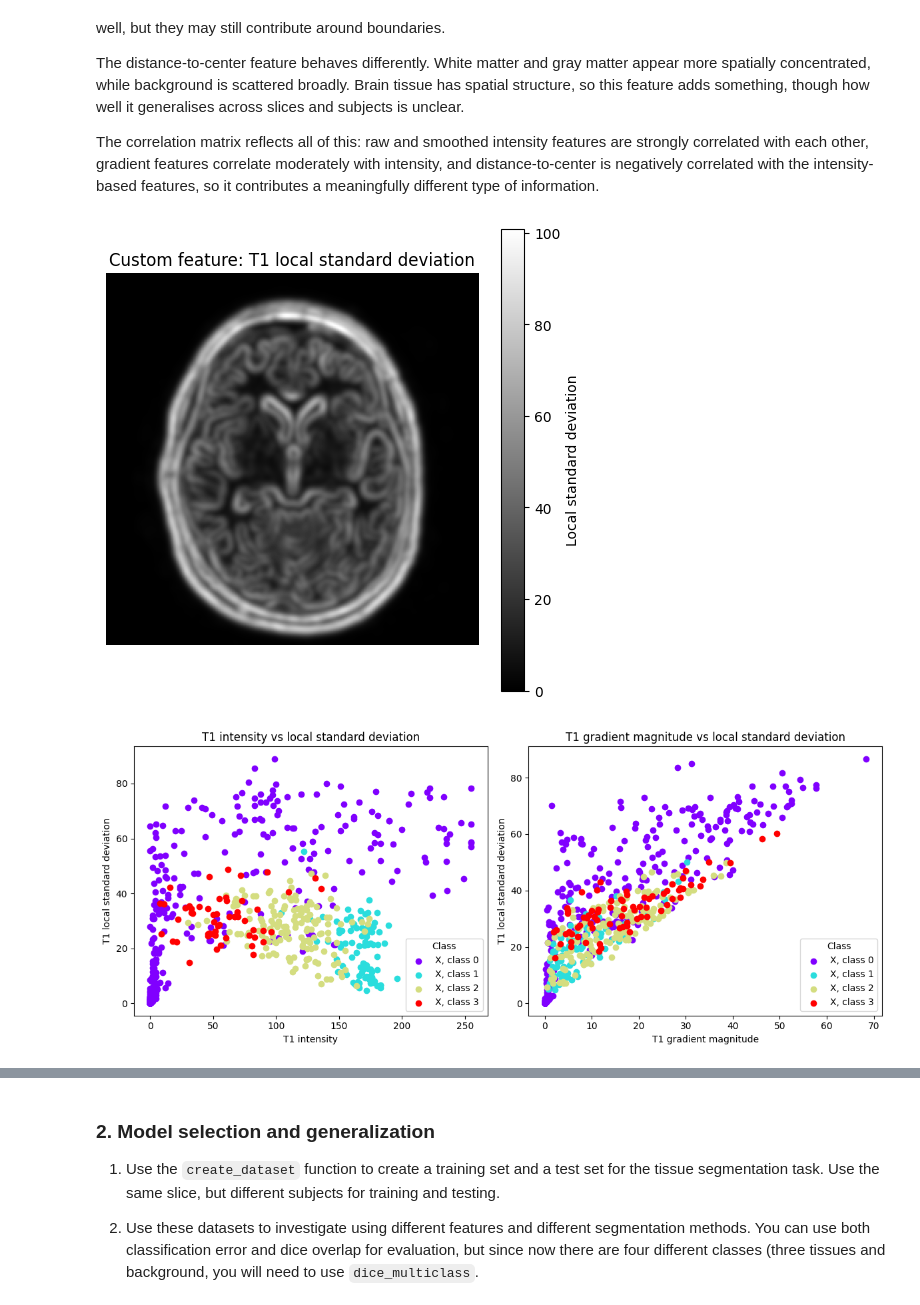
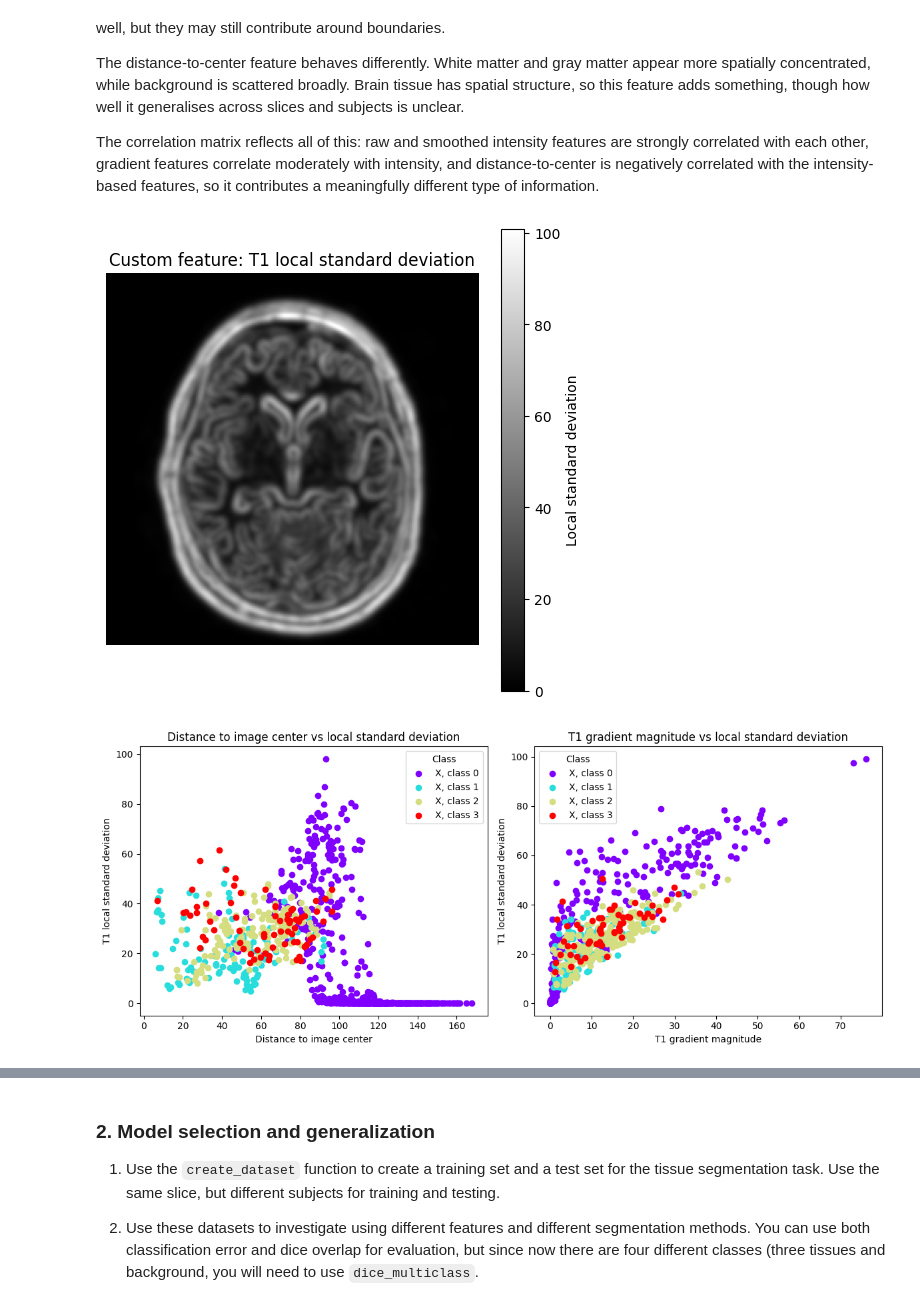
Before and after one commit to LarsHeijnennn/MIA-2, a Jupyter notebook: reader/2.6_segmentation_project.ipynb, the cells around one changed output, grey strips where cells are left out. Cells and saved outputs as stored; diff of their text form; code cells hidden in the pictures.

```diff
--- a/reader/2.6_segmentation_project.ipynb
+++ b/reader/2.6_segmentation_project.ipynb
@@ -214,37 +214,37 @@ ax.axis("off")
 fig.colorbar(im, ax=ax, label="Local standard deviation")
 plt.show()
 
 # Compare custom feature to intensity and gradient features
 fig, axes = plt.subplots(1, 2, figsize=(12, 5))
 
-util.scatter_data(X, Y_flat, feature0=0, feature1=custom_feature_index, ax=axes[0])
-axes[0].set_xlabel(feature_labels[0])
+util.scatter_data(X, Y_flat, feature0=8, feature1=custom_feature_index, ax=axes[0])
+axes[0].set_xlabel(feature_labels[8])
 axes[0].set_ylabel(feature_labels[custom_feature_index])
-axes[0].set_title("T1 intensity vs local standard deviation")
+axes[0].set_title("Distance to image center vs local standard deviation")
 axes[0].legend(title="Class")
 
 util.scatter_data(X, Y_flat, feature0=6, feature1=custom_feature_index, ax=axes[1])
 axes[1].set_xlabel(feature_labels[6])
 axes[1].set_ylabel(feature_labels[custom_feature_index])
 axes[1].set_title("T1 gradient magnitude vs local standard deviation")
 axes[1].legend(title="Class")
 
 plt.tight_layout()
 plt.show()
 
 # Check whether the custom feature is perfectly correlated with existing features
 corr = np.corrcoef(X.T)
 custom_corr = corr[custom_feature_index, :]
 
 print("Correlation of custom feature with all features:")
 for i, label in enumerate(feature_labels):
     print(f"{i}: {label}: {custom_corr[i]:.3f}")
 
 other_corr = np.delete(custom_corr, custom_feature_index)
 print("\nMaximum absolute correlation with other features:", np.max(np.abs(other_corr)))
 # %% [output]
 [figure]
-[figure, old version]
+[figure, new version]
 Correlation of custom feature with all features:
 0: T1 intensity: 0.594
 1: T2 intensity: 0.616
```
Also changed, not shown: parts of 9 cells of this notebook, 1 other file.
